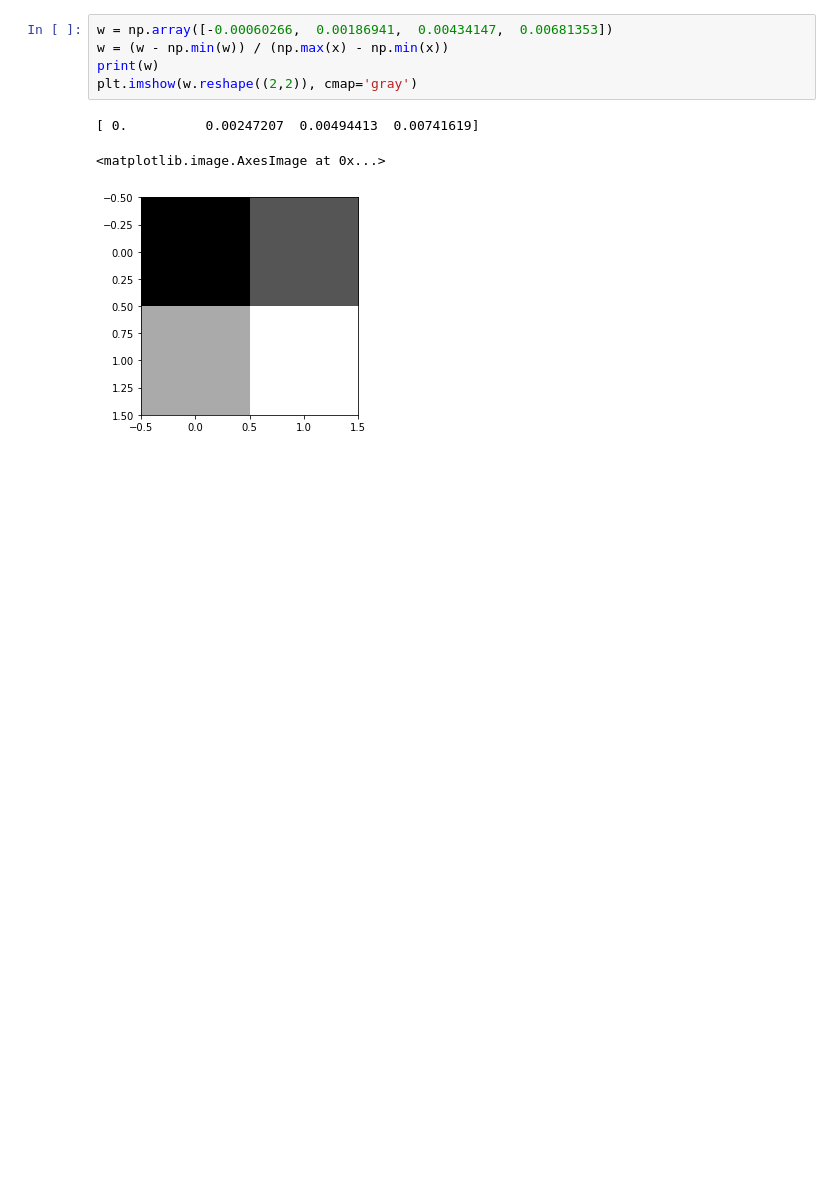
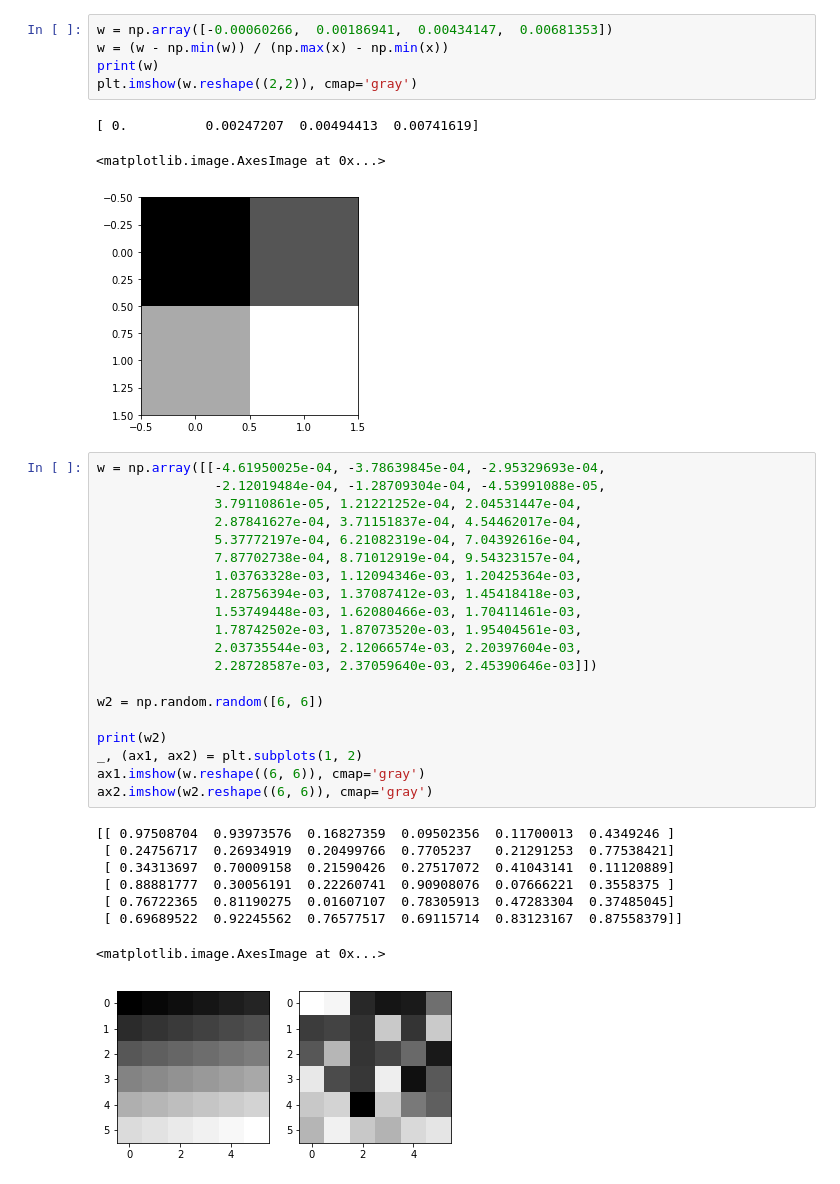
Before and after one commit to formigone/machine-learning-research, a Jupyter notebook: notebooks/visualizing_weights/visualizing_weights.ipynb, the cells around one changed output. Drawn from its saved outputs; the diff is of its cells as text; blank space fills up the shorter version.

```diff
--- a/notebooks/visualizing_weights/visualizing_weights.ipynb
+++ b/notebooks/visualizing_weights/visualizing_weights.ipynb
@@ -135,3 +139,32 @@ plt.imshow(w.reshape((2,2)), cmap='gray')
 [ 0.          0.00247207  0.00494413  0.00741619]
 <matplotlib.image.AxesImage at 0x...>
 [figure]
+# %%
+w = np.array([[-4.61950025e-04, -3.78639845e-04, -2.95329693e-04,
+               -2.12019484e-04, -1.28709304e-04, -4.53991088e-05,
+               3.79110861e-05, 1.21221252e-04, 2.04531447e-04,
+               2.87841627e-04, 3.71151837e-04, 4.54462017e-04,
+               5.37772197e-04, 6.21082319e-04, 7.04392616e-04,
+               7.87702738e-04, 8.71012919e-04, 9.54323157e-04,
+               1.03763328e-03, 1.12094346e-03, 1.20425364e-03,
+               1.28756394e-03, 1.37087412e-03, 1.45418418e-03,
+               1.53749448e-03, 1.62080466e-03, 1.70411461e-03,
+               1.78742502e-03, 1.87073520e-03, 1.95404561e-03,
+               2.03735544e-03, 2.12066574e-03, 2.20397604e-03,
+               2.28728587e-03, 2.37059640e-03, 2.45390646e-03]])
+
+w2 = np.random.random([6, 6])
+
+print(w2)
+_, (ax1, ax2) = plt.subplots(1, 2)
+ax1.imshow(w.reshape((6, 6)), cmap='gray')
+ax2.imshow(w2.reshape((6, 6)), cmap='gray')
+# %% [output]
+[[ 0.97508704  0.93973576  0.16827359  0.09502356  0.11700013  0.4349246 ]
+ [ 0.24756717  0.26934919  0.20499766  0.7705237   0.21291253  0.77538421]
+ [ 0.34313697  0.70009158  0.21590426  0.27517072  0.41043141  0.11120889]
+ [ 0.88881777  0.30056191  0.22260741  0.90908076  0.07666221  0.3558375 ]
+ [ 0.76722365  0.81190275  0.01607107  0.78305913  0.47283304  0.37485045]
+ [ 0.69689522  0.92245562  0.76577517  0.69115714  0.83123167  0.87558379]]
+<matplotlib.image.AxesImage at 0x...>
+[figure, added]
```
Also changed, not shown: parts of 2 cells of this notebook, 1 other file.
